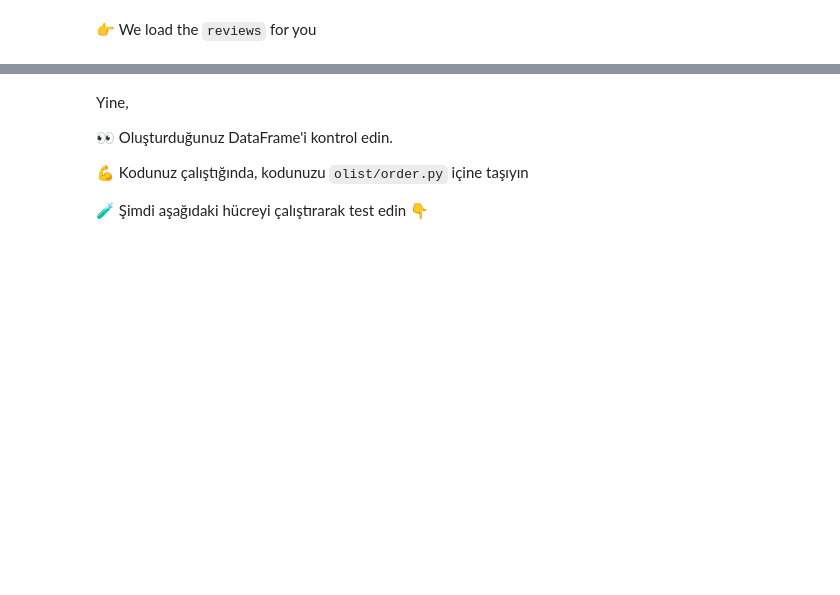
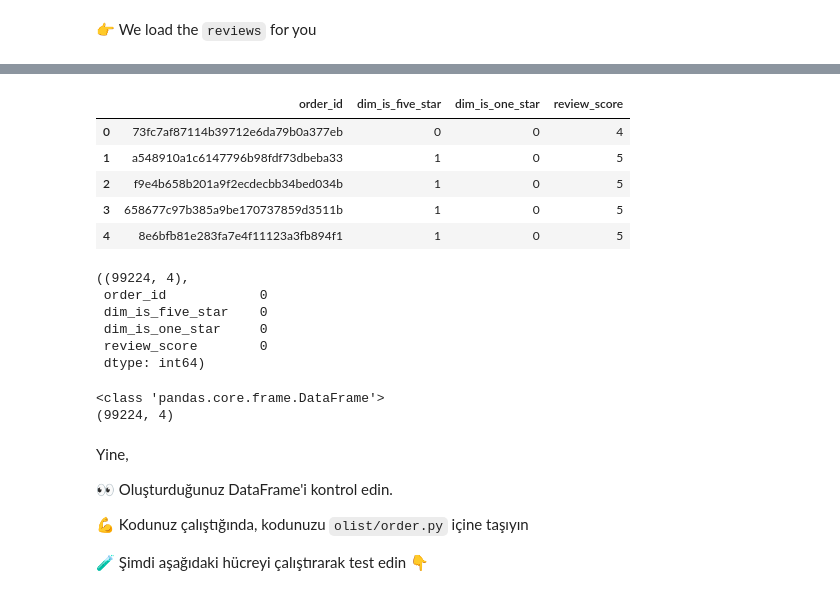
Before and after one commit to Burak-Gokce/data-orders, a Jupyter notebook: orders.ipynb, the cells around one changed output, grey strips where cells are left out. Cells and saved outputs as stored; diff of their text form; code cells hidden in the pictures; blank space fills up the shorter version.

Commit message:
Completed review_score step

```diff
--- a/orders.ipynb
+++ b/orders.ipynb
@@ -348,6 +348,10 @@ git push origin master
 </details>
 # %% [markdown]
 👉 We load the `reviews` for you
+# %%
+from olist.data import Olist
+
+data = Olist().get_data()
 # %%
 reviews = data['order_reviews'].copy()
 assert(reviews.shape == (99224,7))
@@ -357,3 +373,51 @@ reviews
+# %%
+reviews["dim_is_five_star"] = (
+    reviews["review_score"] == 5
+).astype(int)
+
+reviews["dim_is_one_star"] = (
+    reviews["review_score"] == 1
+).astype(int)
+
+review_score_df = reviews[
+    [
+        "order_id",
+        "dim_is_five_star",
+        "dim_is_one_star",
+        "review_score"
+    ]
+].copy()
+
+review_score_df.head()
+# %% [output]
+|  | order_id | dim_is_five_star | dim_is_one_star | review_score |
+| 0 | 73fc7af87114b39712e6da79b0a377eb | 0 | 0 | 4 |
+| 1 | a548910a1c6147796b98fdf73dbeba33 | 1 | 0 | 5 |
+| 2 | f9e4b658b201a9f2ecdecbb34bed034b | 1 | 0 | 5 |
+| 3 | 658677c97b385a9be170737859d3511b | 1 | 0 | 5 |
+| 4 | 8e6bfb81e283fa7e4f11123a3fb894f1 | 1 | 0 | 5 |
+# %%
+review_score_df.shape, review_score_df.isna().sum()
+# %% [output]
+((99224, 4),
+ order_id            0
+ dim_is_five_star    0
+ dim_is_one_star     0
+ review_score        0
+ dtype: int64)
+# %%
+import importlib
+import olist.order
+
+importlib.reload(olist.order)
+
+test = olist.order.Order().get_review_score()
+
+print(type(test))
+print(test.shape)
+# %% [output]
+<class 'pandas.core.frame.DataFrame'>
+(99224, 4)
 # %% [markdown]
 Yine,
 
```
Also changed, not shown: parts of 4 cells of this notebook, 2 other files.
